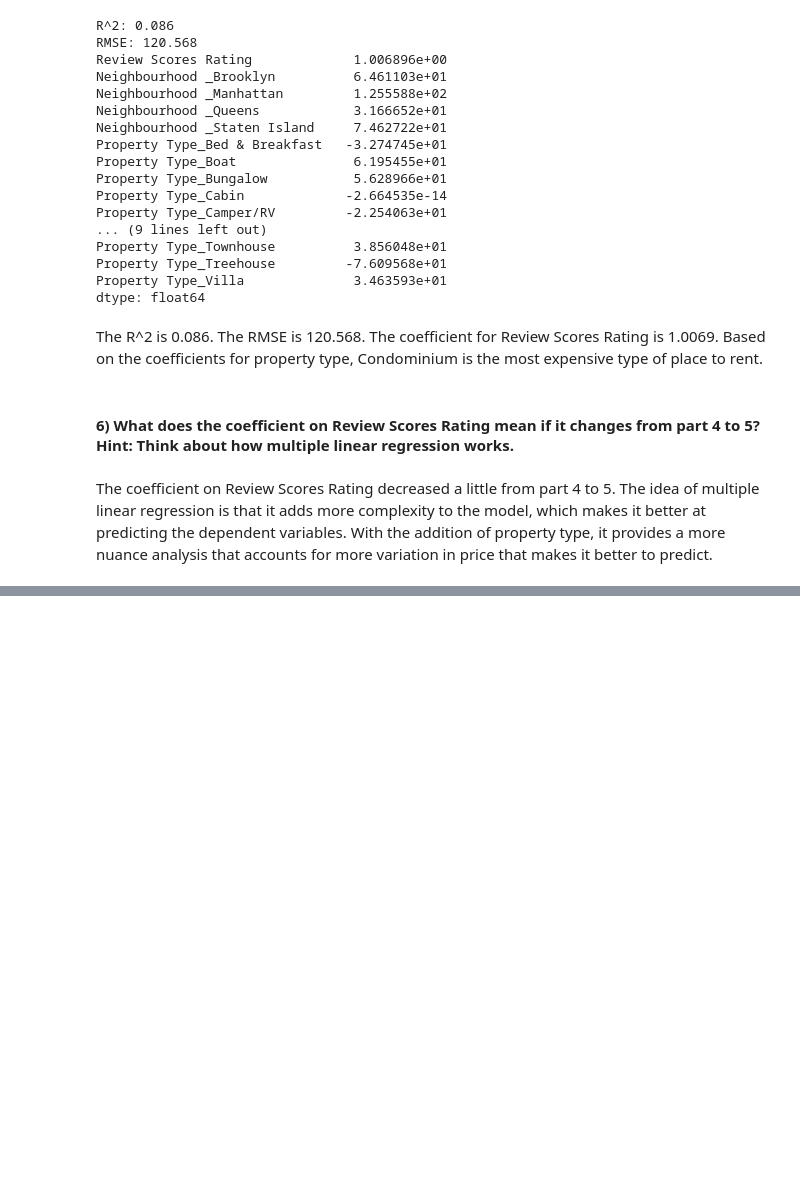
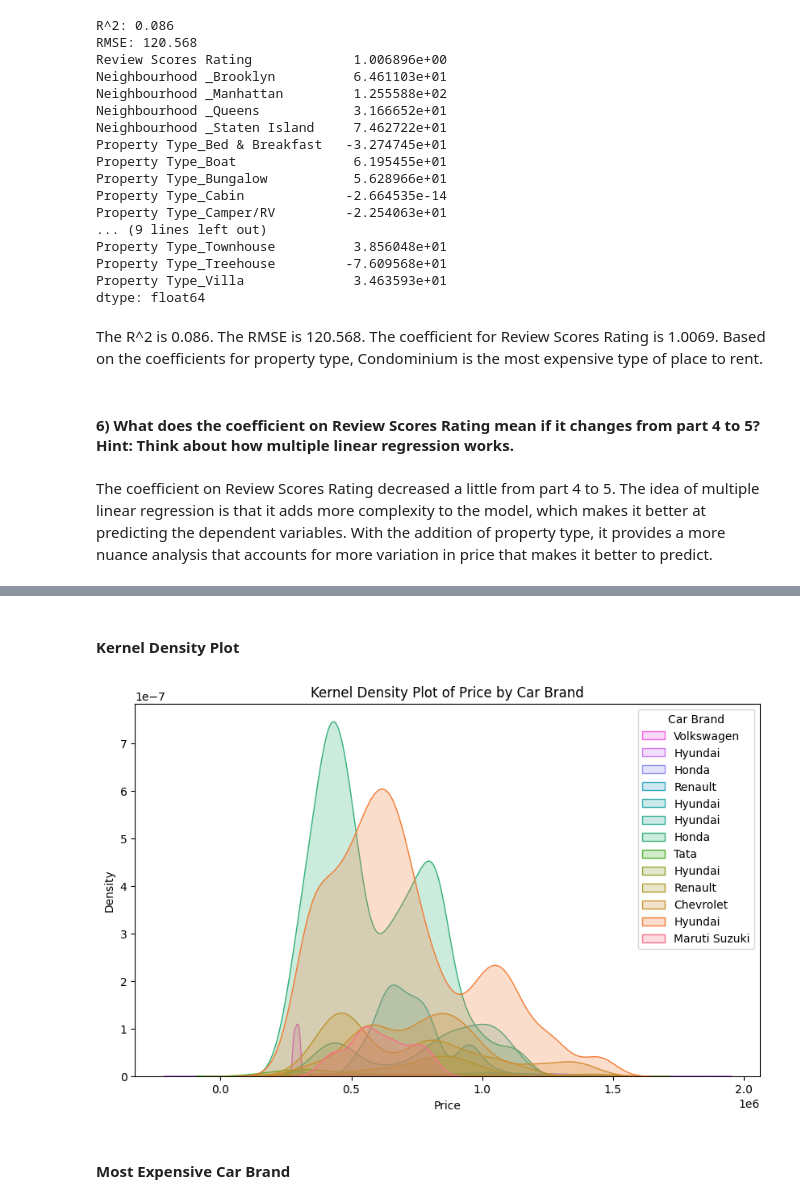
Before and after one commit to PatrickHo718/DS-3021, a Jupyter notebook: 05.1_reg_data_prep/lab4.ipynb, the cells around one changed output, grey strips where cells are left out. Saved outputs shown, nothing was run; the diff lists cells and outputs as text; code cells hidden in the pictures; blank space fills up the shorter version.

```diff
--- a/05.1_reg_data_prep/lab4.ipynb
+++ b/05.1_reg_data_prep/lab4.ipynb
@@ -207,0 +302,14 @@ The coefficient on Review Scores Rating decreased a little from part 4 to 5. The
+# %% [markdown]
+#### Kernel Density Plot
+# %%
+plt.figure(figsize=(10, 6))
+sns.kdeplot(df2, x='Price', hue='Make', fill=True, bw_adjust=0.7)
+plt.title("Kernel Density Plot of Price by Car Brand")
+plt.xlabel("Price")
+plt.ylabel("Density")
+plt.legend(df2['Make'], title="Car Brand")
+plt.show()
+# %% [output]
+[figure, added]
+# %% [markdown]
+#### Most Expensive Car Brand
```
Also changed, not shown: parts of 25 cells of this notebook.
